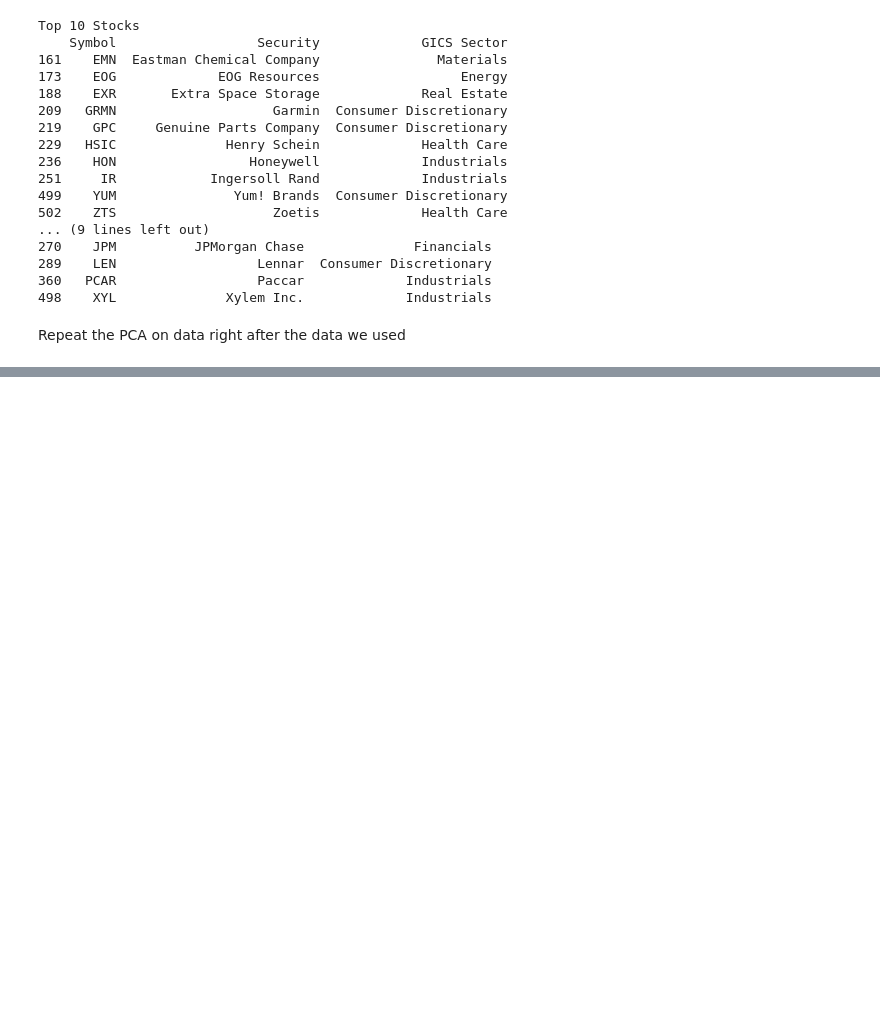
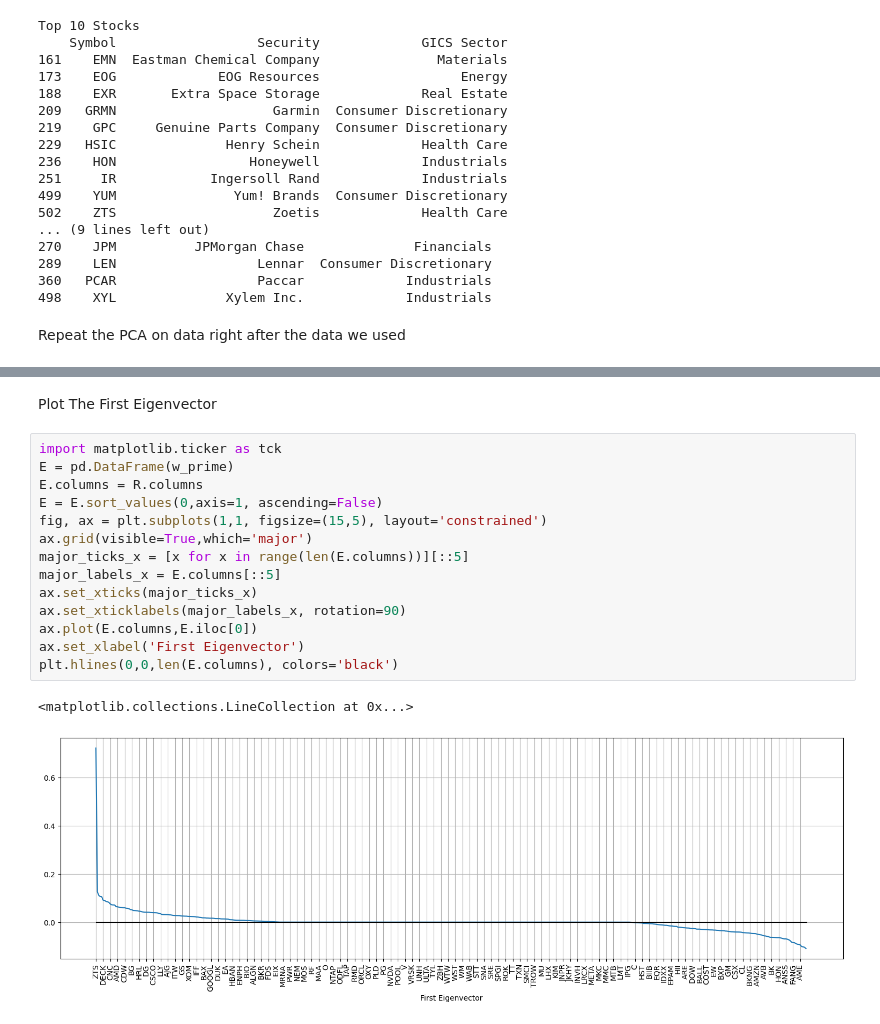
Before and after one commit to andygarcia830/msdspt2025b_dmw_lab2_lt5, a Jupyter notebook: Lab2A-LT5.ipynb, the cells around one changed output, grey strips where cells are left out. Drawn from its saved outputs; the diff is of its cells as text; blank space fills up the shorter version.

```diff
--- a/Lab2A-LT5.ipynb
+++ b/Lab2A-LT5.ipynb
@@ -368,0 +477,19 @@ Repeat the PCA on data right after the data we used
+# %% [markdown]
+Plot The First Eigenvector
+# %%
+import matplotlib.ticker as tck
+E = pd.DataFrame(w_prime)
+E.columns = R.columns
+E = E.sort_values(0,axis=1, ascending=False)
+fig, ax = plt.subplots(1,1, figsize=(15,5), layout='constrained')
+ax.grid(visible=True,which='major')
+major_ticks_x = [x for x in range(len(E.columns))][::5]
+major_labels_x = E.columns[::5]
+ax.set_xticks(major_ticks_x)
+ax.set_xticklabels(major_labels_x, rotation=90)
+ax.plot(E.columns,E.iloc[0])
+ax.set_xlabel('First Eigenvector')
+plt.hlines(0,0,len(E.columns), colors='black')
+# %% [output]
+<matplotlib.collections.LineCollection at 0x...>
+[figure, added]
```
Also changed, not shown: parts of 33 cells of this notebook.
